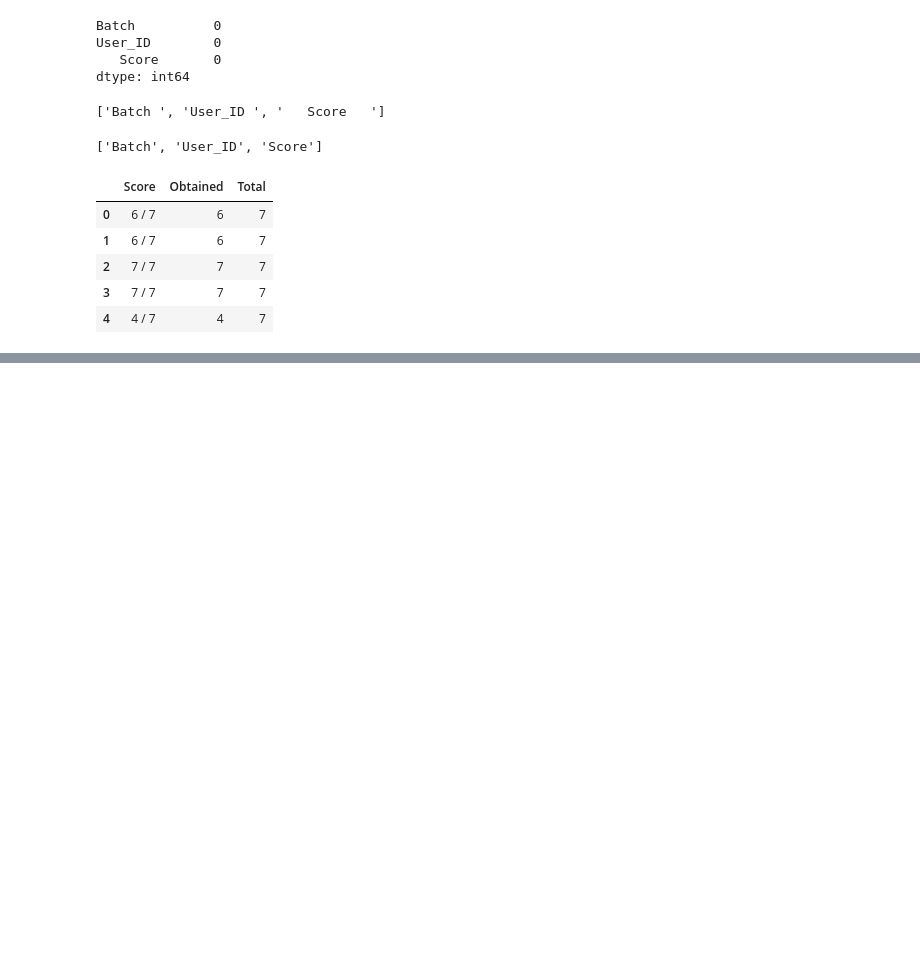
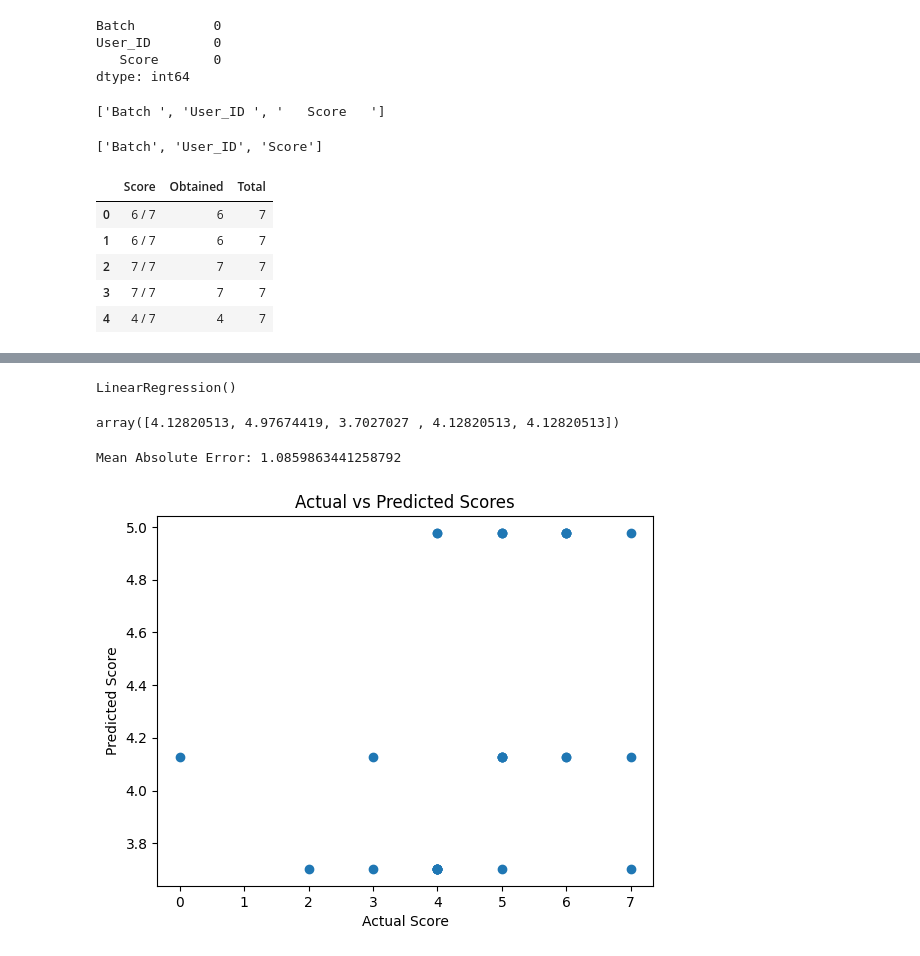
Before and after one commit to gokulraj-5/ML_Prediction, a Jupyter notebook: Score_Data.ipynb, the cells around one changed output, grey strips where cells are left out. Saved outputs shown, nothing was run; the diff lists cells and outputs as text; code cells hidden in the pictures; blank space fills up the shorter version.

```diff
--- a/Score_Data.ipynb
+++ b/Score_Data.ipynb
@@ -51,0 +98,3 @@ df[['Score', 'Obtained', 'Total']].head()
+# %%
+X_encoded = pd.get_dummies(X, drop_first=True)
+X_encoded.head()
@@ -51,0 +108,37 @@ df[['Score', 'Obtained', 'Total']].head()
+# %%
+from sklearn.model_selection import train_test_split
+
+X_train, X_test, y_train, y_test = train_test_split(
+    X_encoded,
+    y,
+    test_size=0.2,
+    random_state=42
+)
+# %%
+from sklearn.linear_model import LinearRegression
+
+model = LinearRegression()
+model.fit(X_train, y_train)
+# %% [output]
+LinearRegression()
+# %%
+y_pred = model.predict(X_test)
+y_pred[:5]
+# %% [output]
+array([4.12820513, 4.97674419, 3.7027027 , 4.12820513, 4.12820513])
+# %%
+from sklearn.metrics import mean_absolute_error
+
+mae = mean_absolute_error(y_test, y_pred)
+print("Mean Absolute Error:", mae)
+# %% [output]
+Mean Absolute Error: 1.0859863441258792
+# %%
+plt.figure()
+plt.scatter(y_test, y_pred)
+plt.xlabel("Actual Score")
+plt.ylabel("Predicted Score")
+plt.title("Actual vs Predicted Scores")
+plt.show()
+# %% [output]
+[figure, added]
```
Also changed, not shown: parts of 9 cells of this notebook.
